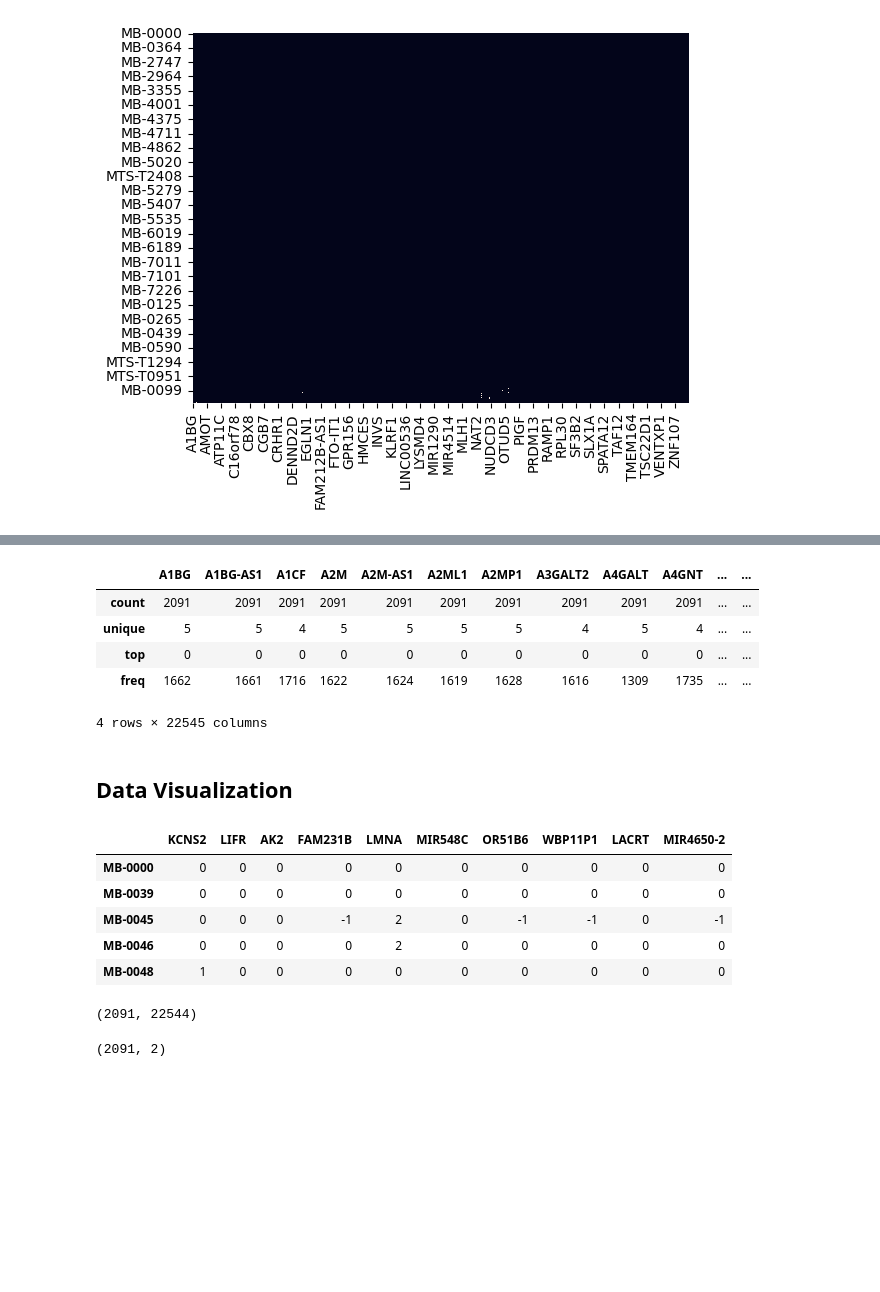
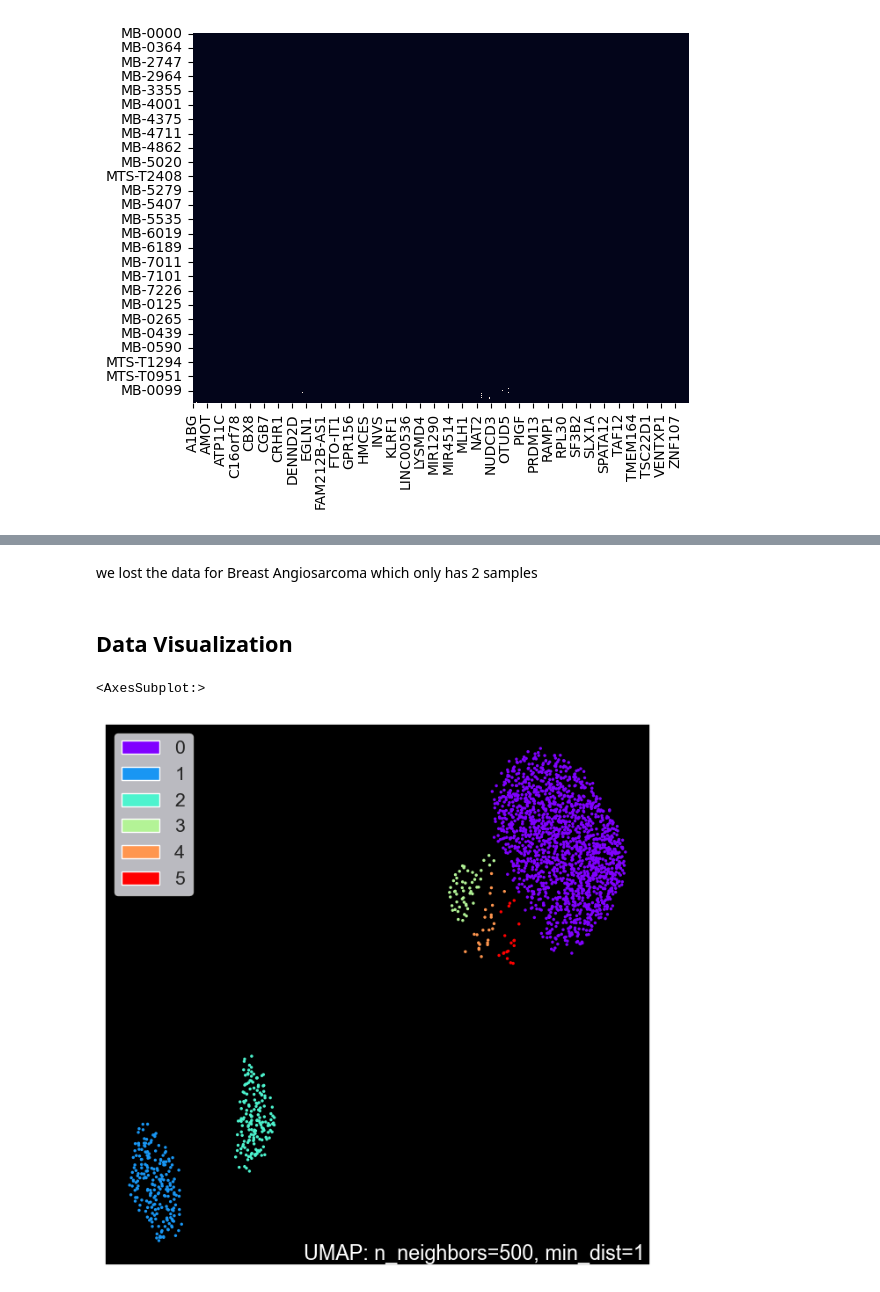
Before and after one commit to Charlwang922/Breast-Cancer-Clinical-and-Genomics, a Jupyter notebook: cna_gene_ml.ipynb, the cells around one changed output, grey strips where cells are left out. Cells and saved outputs as stored; diff of their text form; code cells hidden in the pictures; blank space fills up the shorter version.

```diff
--- a/cna_gene_ml.ipynb
+++ b/cna_gene_ml.ipynb
@@ -126,35 +121,24 @@ np.where(pd.isnull(df_cna))
-# %%
-df_cna.describe()
-# %% [output]
-|  | A1BG | A1BG-AS1 | A1CF | A2M | A2M-AS1 | A2ML1 | A2MP1 | A3GALT2 | A4GALT | A4GNT | ... | ... |
-| count | 2091 | 2091 | 2091 | 2091 | 2091 | 2091 | 2091 | 2091 | 2091 | 2091 | ... | ... |
-| unique | 5 | 5 | 4 | 5 | 5 | 5 | 5 | 4 | 5 | 4 | ... | ... |
-| top | 0 | 0 | 0 | 0 | 0 | 0 | 0 | 0 | 0 | 0 | ... | ... |
-| freq | 1662 | 1661 | 1716 | 1622 | 1624 | 1619 | 1628 | 1616 | 1309 | 1735 | ... | ... |
-4 rows × 22545 columns
+# %% [markdown]
+we lost the data for Breast Angiosarcoma which only has 2 samples
 # %% [markdown]
 ## Data Visualization
 # %%
 X,y  = df_cna.drop('cancer', axis=1), df_cna[['cancer']].values.flatten()
-X.head().sample(10, axis=1)
-# %% [output]
-|  | KCNS2 | LIFR | AK2 | FAM231B | LMNA | MIR548C | OR51B6 | WBP11P1 | LACRT | MIR4650-2 |
-| MB-0000 | 0 | 0 | 0 | 0 | 0 | 0 | 0 | 0 | 0 | 0 |
-| MB-0039 | 0 | 0 | 0 | 0 | 0 | 0 | 0 | 0 | 0 | 0 |
-| MB-0045 | 0 | 0 | 0 | -1 | 2 | 0 | -1 | -1 | 0 | -1 |
-| MB-0046 | 0 | 0 | 0 | 0 | 2 | 0 | 0 | 0 | 0 | 0 |
-| MB-0048 | 1 | 0 | 0 | 0 | 0 | 0 | 0 | 0 | 0 | 0 |
-# %%
-X.shape
-# %% [output]
-(2091, 22544)
 # %%
 import umap
+import umap.plot
 from sklearn.preprocessing import PowerTransformer
 from sklearn.pipeline import make_pipeline
-from sklearn.impute import SimpleImputer
-manifold = umap.UMAP().fit(X,y)
-X_reduced = manifold.transform(X)
-X_reduced.shape
+
+pipe = make_pipeline(PowerTransformer())
+X = pipe.fit_transform(X.copy())
+
+# Encode the target to numeric
+y_encoded = pd.factorize(y)[0]
+
+manifold = umap.UMAP(n_neighbors = 500, min_dist = 1).fit(X, y_encoded)
+
+umap.plot.points(manifold, labels=y, theme="fire")
 # %% [output]
-(2091, 2)
+<AxesSubplot:>
+[figure, added]
```
Also changed, not shown: parts of 33 cells of this notebook.
